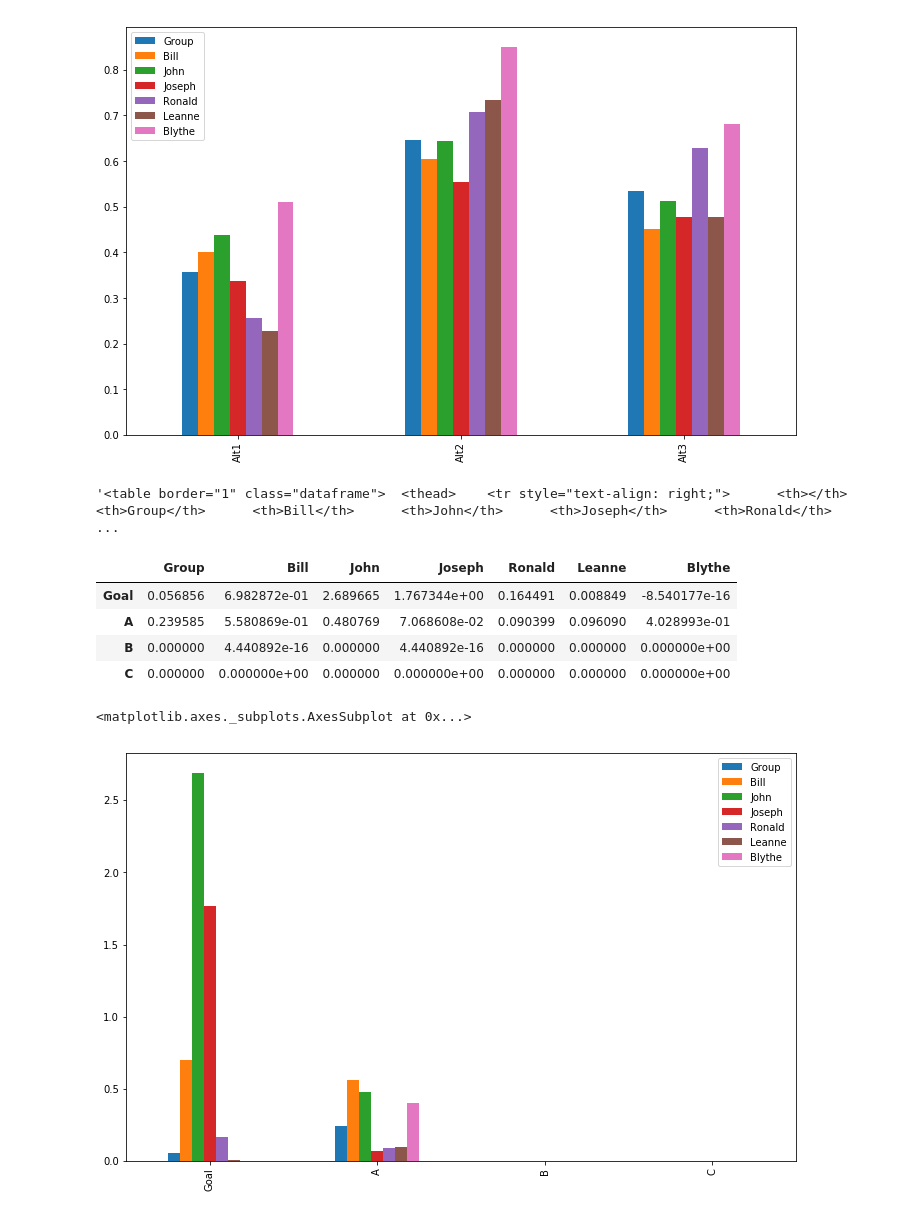
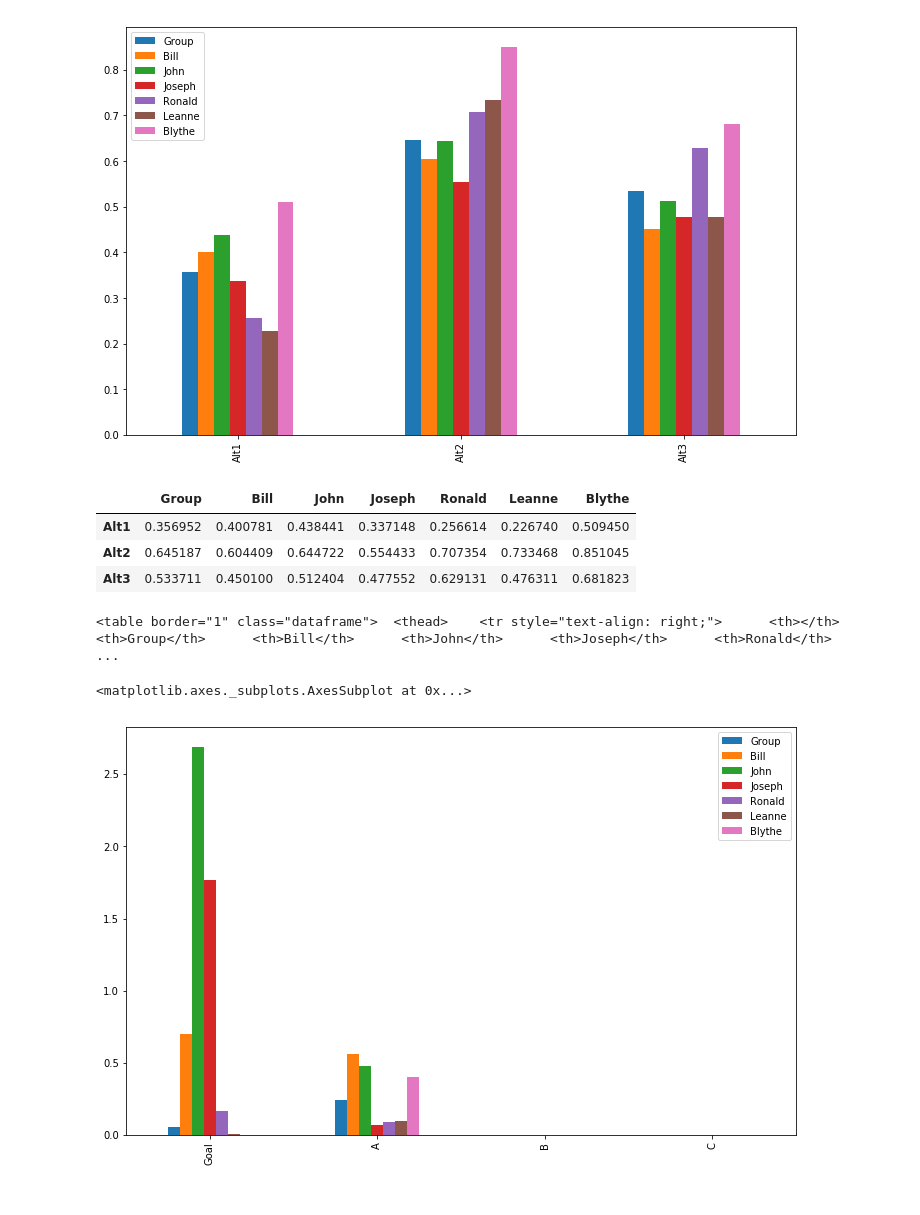
Before and after one commit to wjladams/pyanp, a Jupyter notebook: examples/AHPTreeEx1.ipynb, the cells around one changed output. Cells and saved outputs as stored; diff of their text form; code cells hidden in the pictures.

```diff
--- a/scrap/AHPTreeEx1.ipynb
+++ b/examples/AHPTreeEx1.ipynb
@@ -41,19 +51,18 @@ altscores.plot(kind="bar")
 # %% [output]
 <matplotlib.axes._subplots.AxesSubplot at 0x...>
 [figure]
-# %%
-altscores.to_html().replace('\n','')
-# %% [output]
-'<table border="1" class="dataframe">  <thead>    <tr style="text-align: right;">      <th></th>      <th>Group</th>      <th>Bill</th>      <th>John</th>      <th>Joseph</th>      <th>Ronald</th>     ...
+# %%
+altscores
+# %% [output]
+|  | Group | Bill | John | Joseph | Ronald | Leanne | Blythe |
+| Alt1 | 0.356952 | 0.400781 | 0.438441 | 0.337148 | 0.256614 | 0.226740 | 0.509450 |
+| Alt2 | 0.645187 | 0.604409 | 0.644722 | 0.554433 | 0.707354 | 0.733468 | 0.851045 |
+| Alt3 | 0.533711 | 0.450100 | 0.512404 | 0.477552 | 0.629131 | 0.476311 | 0.681823 |
 # %%
 allincons = ahp.incond_std_table()
-display(allincons)
+print(allincons.to_html().replace('\n',''))
 allincons.plot(kind="bar")
 # %% [output]
-|  | Group | Bill | John | Joseph | Ronald | Leanne | Blythe |
-| Goal | 0.056856 | 6.982872e-01 | 2.689665 | 1.767344e+00 | 0.164491 | 0.008849 | -8.540177e-16 |
-| A | 0.239585 | 5.580869e-01 | 0.480769 | 7.068608e-02 | 0.090399 | 0.096090 | 4.028993e-01 |
-| B | 0.000000 | 4.440892e-16 | 0.000000 | 4.440892e-16 | 0.000000 | 0.000000 | 0.000000e+00 |
-| C | 0.000000 | 0.000000e+00 | 0.000000 | 0.000000e+00 | 0.000000 | 0.000000 | 0.000000e+00 |
-<matplotlib.axes._subplots.AxesSubplot at 0x...>
+<table border="1" class="dataframe">  <thead>    <tr style="text-align: right;">      <th></th>      <th>Group</th>      <th>Bill</th>      <th>John</th>      <th>Joseph</th>      <th>Ronald</th>      ...
+<matplotlib.axes._subplots.AxesSubplot at 0x...>
 [figure]
```
Also changed, not shown: parts of 2 cells of this notebook, 2 other files.
